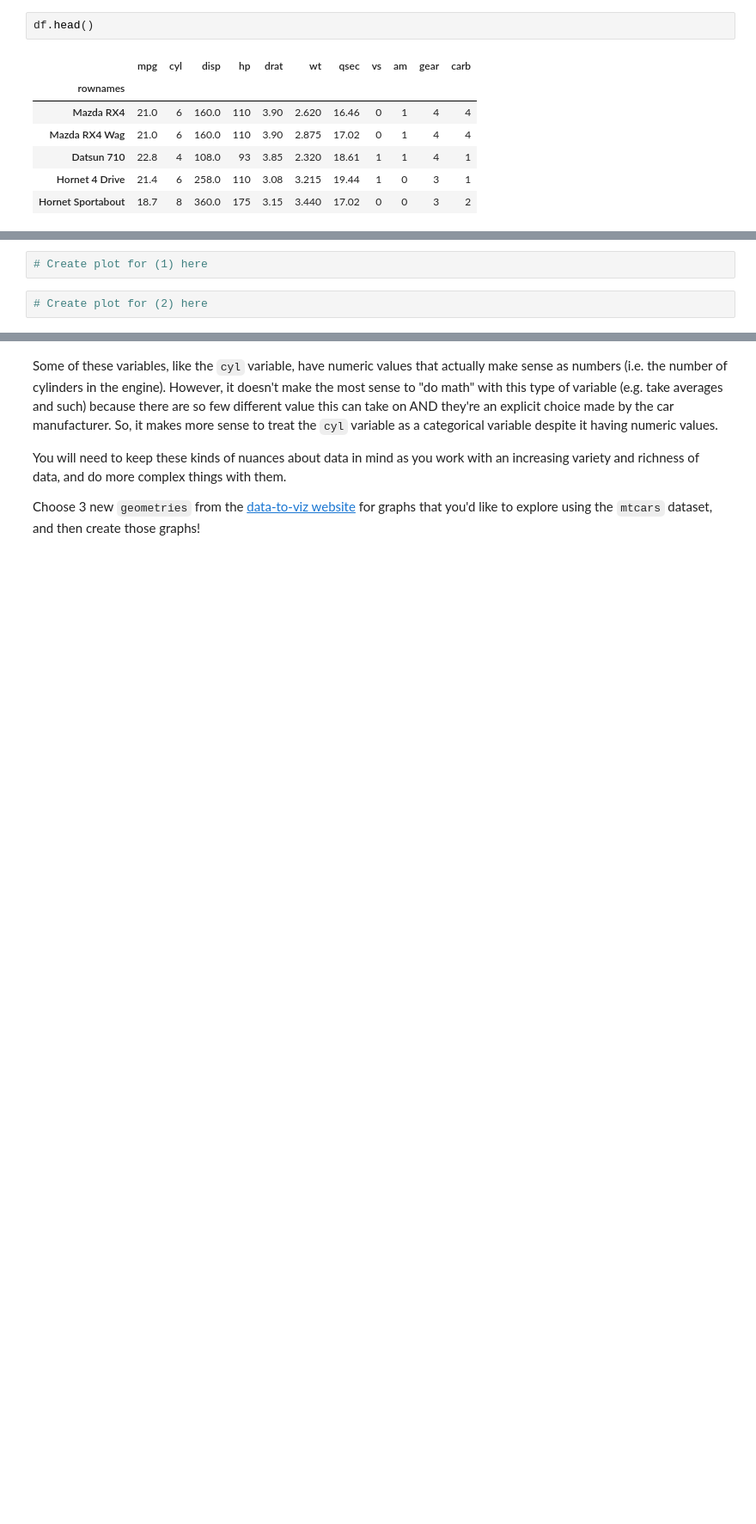
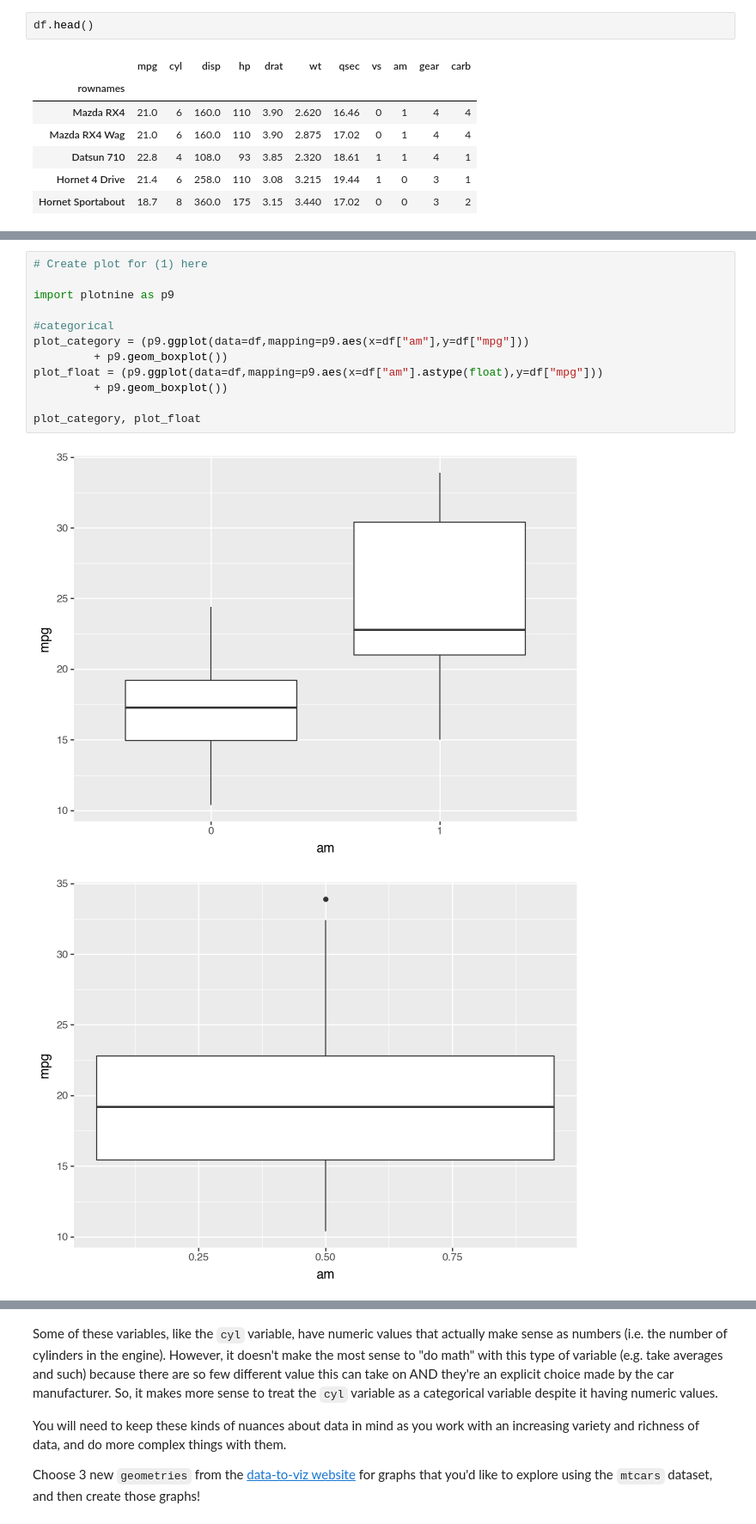
Before and after one commit to jackmuoio1/Jack---Machine-Learning, a Jupyter notebook: Introduction_to_Data_Viz_Using_mtcars_Dataset.ipynb, the cells around one changed output, grey strips where cells are left out. Shown at 86% size. Drawn from its saved outputs; the diff is of its cells as text; blank space fills up the shorter version.

```diff
--- a/Introduction_to_Data_Viz_Using_mtcars_Dataset.ipynb
+++ b/Introduction_to_Data_Viz_Using_mtcars_Dataset.ipynb
@@ -47,7 +50,18 @@ It should also be clear by how `plotnine` treats these variables.
 1. Create side-by-side boxplots of the `mpg` variable by the different values of the `am` variable. What happens if you convert the `am` variable back to float values and then try to create this same plot? Explain the differences between the two plots.
 
 2. Create overlaid histograms of the `hp` variable for the different values of the `cyl` variable. What happens if you convert the `cyl` variable back to float values and then try to create this same plot? Explain the differences between the two plots.
-# %%
-# Create plot for (1) here
-# %%
-# Create plot for (2) here
+# %%
+# Create plot for (1) here
+
+import plotnine as p9
+
+#categorical
+plot_category = (p9.ggplot(data=df,mapping=p9.aes(x=df["am"],y=df["mpg"]))
+         + p9.geom_boxplot())
+plot_float = (p9.ggplot(data=df,mapping=p9.aes(x=df["am"].astype(float),y=df["mpg"]))
+         + p9.geom_boxplot())
+
+plot_category, plot_float
+# %% [output]
+[figure, added]
+[figure, added]
```
Also changed, not shown: parts of 13 cells of this notebook, 1 other file.
